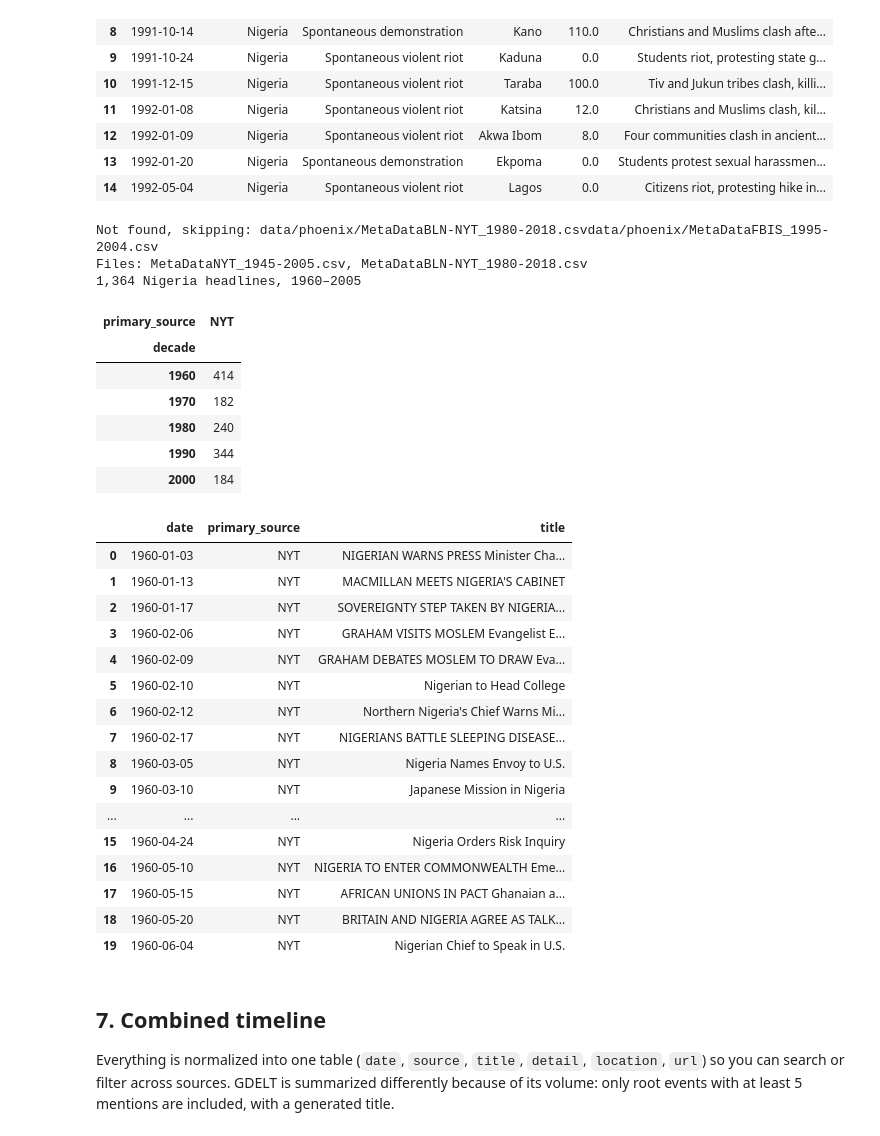
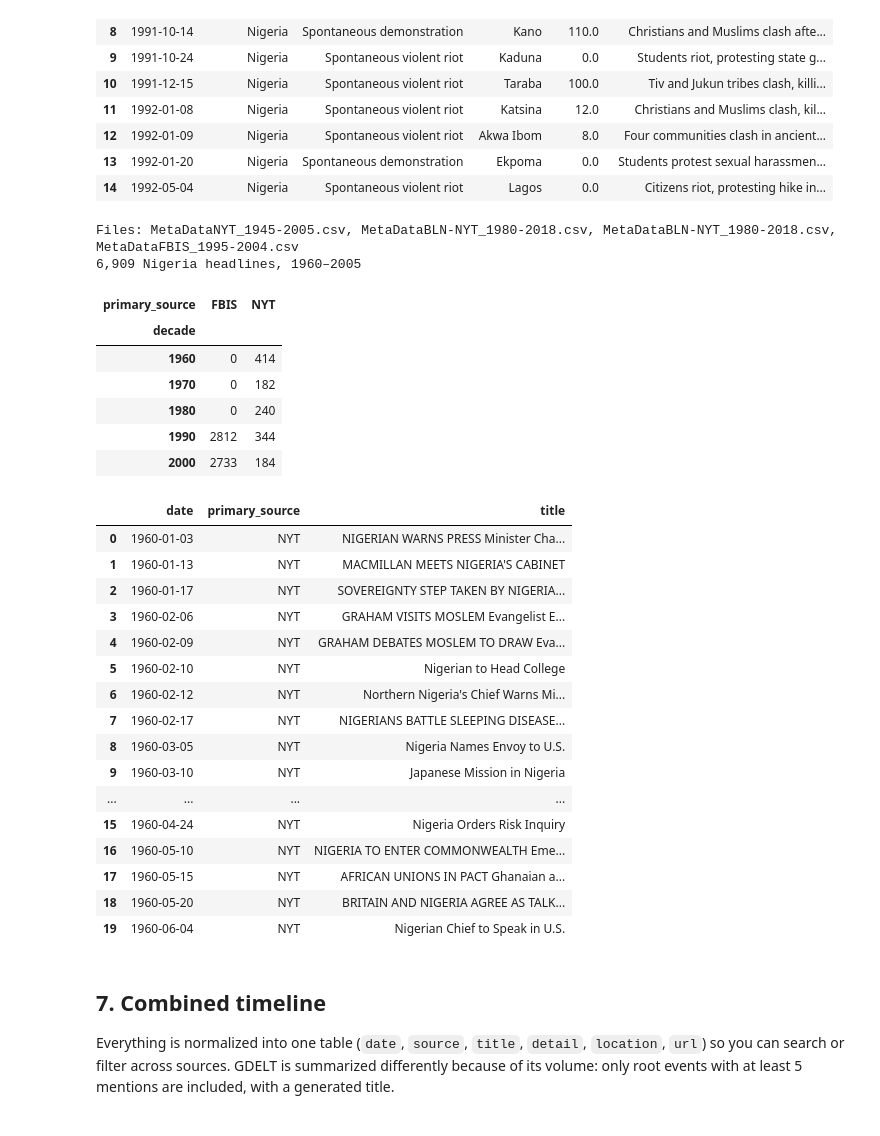
Before and after one commit to oa495/to-have-and-to-hold, a Jupyter notebook: data-retrieval/nigeria_events.ipynb, the cells around one changed output. Saved outputs shown, nothing was run; the diff lists cells and outputs as text; code cells hidden in the pictures.

```diff
--- a/data-retrieval/nigeria_events.ipynb
+++ b/data-retrieval/nigeria_events.ipynb
@@ -356,7 +356,7 @@ from pathlib import Path
 PHOENIX_META_FILES = [
     "data/phoenix/MetaDataNYT_1945-2005.csv",
     "data/phoenix/MetaDataBLN-NYT_1980-2018.csv",
-    "data/phoenix/MetaDataBLN-NYT_1980-2018.csv"
+    "data/phoenix/MetaDataBLN-NYT_1980-2018.csv",
     "data/phoenix/MetaDataFBIS_1995-2004.csv"
 ]
 PHOENIX_YEARS = (1960, 2005)
@@ -424,43 +424,42 @@ def phoenix_headlines(path, years, chunksize=500_000):
     df["title"] = clean_title(df["title"].fillna(""))
     df["date"] = pd.to_datetime(df["pubdate"], format="%m/%d/%Y", errors="coerce")
     df["file"] = path.name
     return df[df["date"].dt.year.between(*years)]
 
 candidates = find_files(PHOENIX_META_FILES, "MetaData*.csv")
 for p in candidates:
     if not p.exists():
         print("Not found, skipping:", p)
 meta_files = [p for p in candidates if p.exists()]
 
 if meta_files:
     phoenix = pd.concat([phoenix_headlines(p, PHOENIX_YEARS) for p in meta_files], ignore_index=True)
     phoenix = phoenix.drop_duplicates(["aid", "primary_source"])
     # Many stories are listed twice under different IDs; drop repeats of the same source, date and headline
     key = (phoenix["primary_source"] + "|" + phoenix["date"].astype(str) + "|"
            + phoenix["title"].str.lower().str.replace(r"[^a-z0-9]", "", regex=True).str[:25])
     phoenix = phoenix[~key.duplicated()].sort_values("date").reset_index(drop=True)
     phoenix.to_csv(DATA_DIR / "phoenix_headlines_nigeria.csv", index=False)
 
     print("Files:", ", ".join(p.name for p in meta_files))
     print(f"{len(phoenix):,} Nigeria headlines, {PHOENIX_YEARS[0]}–{PHOENIX_YEARS[1]}")
     display(phoenix.groupby([phoenix["date"].dt.year // 10 * 10, "primary_source"]).size()
                    .unstack(fill_value=0).rename_axis("decade"))
     with pd.option_context("display.max_colwidth", 150):
         display(phoenix[["date", "primary_source", "title"]].head(20))
 else:
     phoenix = pd.DataFrame()
     print("No MetaData files found. Check the paths in PHOENIX_META_FILES.")
 # %% [output]
-Not found, skipping: data/phoenix/MetaDataBLN-NYT_1980-2018.csvdata/phoenix/MetaDataFBIS_1995-2004.csv
-Files: MetaDataNYT_1945-2005.csv, MetaDataBLN-NYT_1980-2018.csv
-1,364 Nigeria headlines, 1960–2005
+Files: MetaDataNYT_1945-2005.csv, MetaDataBLN-NYT_1980-2018.csv, MetaDataBLN-NYT_1980-2018.csv, MetaDataFBIS_1995-2004.csv
+6,909 Nigeria headlines, 1960–2005
-| primary_source | NYT |
-| decade |  |
-| 1960 | 414 |
-| 1970 | 182 |
-| 1980 | 240 |
-| 1990 | 344 |
-| 2000 | 184 |
+| primary_source | FBIS | NYT |
+| decade |  |  |
+| 1960 | 0 | 414 |
+| 1970 | 0 | 182 |
+| 1980 | 0 | 240 |
+| 1990 | 2812 | 344 |
+| 2000 | 2733 | 184 |
 |  | date | primary_source | title |
 | 0 | 1960-01-03 | NYT | NIGERIAN WARNS PRESS Minister Cha... |
 | 1 | 1960-01-13 | NYT | MACMILLAN MEETS NIGERIA'S CABINET |
```
Also changed, not shown: 33 other files.
